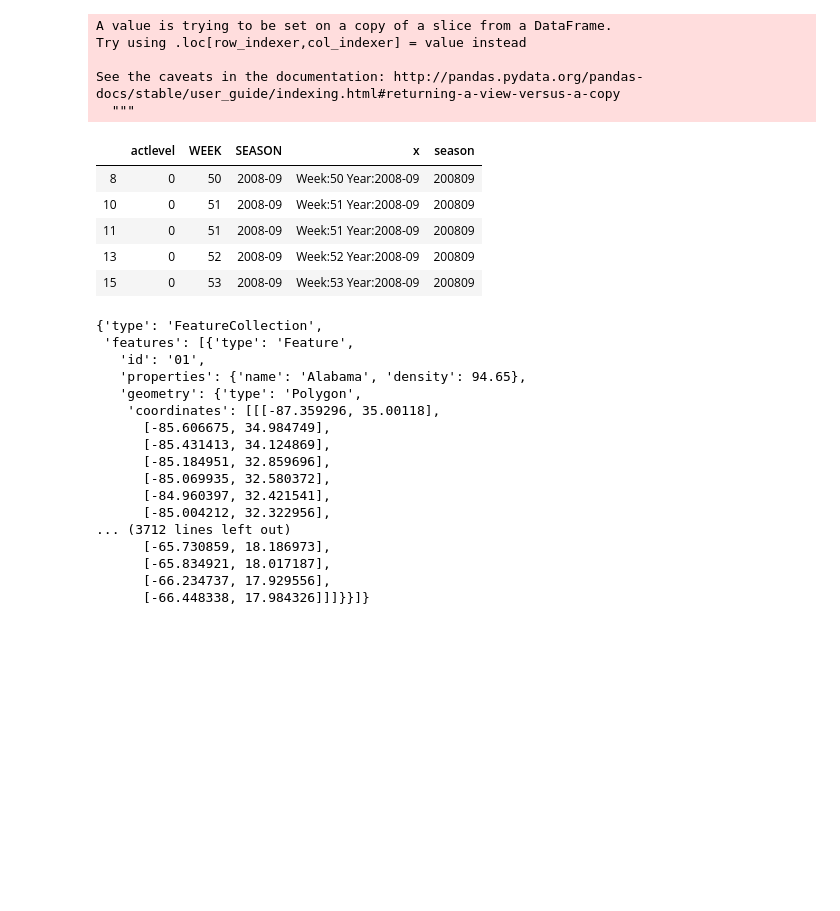
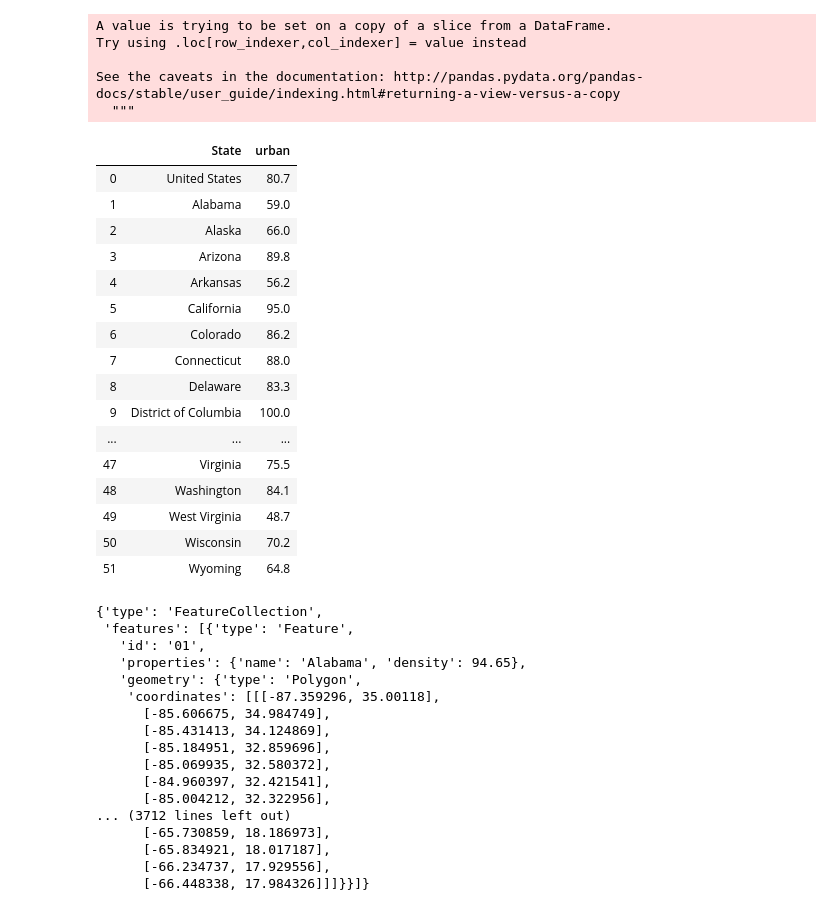
Before and after one commit to gpfundt/flu-stuff, a Jupyter notebook: static/data/fludata_to_years.ipynb, the cells around one changed output. Drawn from its saved outputs; the diff is of its cells as text; code cells hidden in the pictures; blank space fills up the shorter version.

```diff
--- a/static/data/fludata_to_years.ipynb
+++ b/static/data/fludata_to_years.ipynb
@@ -33,12 +33,3 @@ Try using .loc[row_indexer,col_indexer] = value instead
 
 See the caveats in the documentation: http://pandas.pydata.org/pandas-docs/stable/user_guide/indexing.html#returning-a-view-versus-a-copy
   """
-# %%
-df3.head()
-# %% [output]
-|  | actlevel | WEEK | SEASON | x | season |
-| 8 | 0 | 50 | 2008-09 | Week:50 Year:2008-09 | 200809 |
-| 10 | 0 | 51 | 2008-09 | Week:51 Year:2008-09 | 200809 |
-| 11 | 0 | 51 | 2008-09 | Week:51 Year:2008-09 | 200809 |
-| 13 | 0 | 52 | 2008-09 | Week:52 Year:2008-09 | 200809 |
-| 15 | 0 | 53 | 2008-09 | Week:53 Year:2008-09 | 200809 |
@@ -61,6 +44,30 @@ for i in seasons:
     df = df.groupby("STATENAME").mean()
     df = df["ACTIVITY LEVEL"]
     df.to_csv(f"flu_{i}.csv", header = ["activity"])
+# %%
+df = pd.read_html('https://www.icip.iastate.edu/tables/population/urban-pct-states')
+len(df)
+table_data = df[1]
+table = table_data[['Area Name', '2010']].rename(columns = {"Area Name":'State',"2010":'urban'})
+table
+# %% [output]
+|  | State | urban |
+| 0 | United States | 80.7 |
+| 1 | Alabama | 59.0 |
+| 2 | Alaska | 66.0 |
+| 3 | Arizona | 89.8 |
+| 4 | Arkansas | 56.2 |
+| 5 | California | 95.0 |
+| 6 | Colorado | 86.2 |
+| 7 | Connecticut | 88.0 |
+| 8 | Delaware | 83.3 |
+| 9 | District of Columbia | 100.0 |
+| ... | ... | ... |
+| 47 | Virginia | 75.5 |
+| 48 | Washington | 84.1 |
+| 49 | West Virginia | 48.7 |
+| 50 | Wisconsin | 70.2 |
+| 51 | Wyoming | 64.8 |
 # %%
 with open('statesData.json', 'r') as outfile:
     data = json.load(outfile)
```
Also changed, not shown: parts of 5 cells of this notebook, 33 other files.
